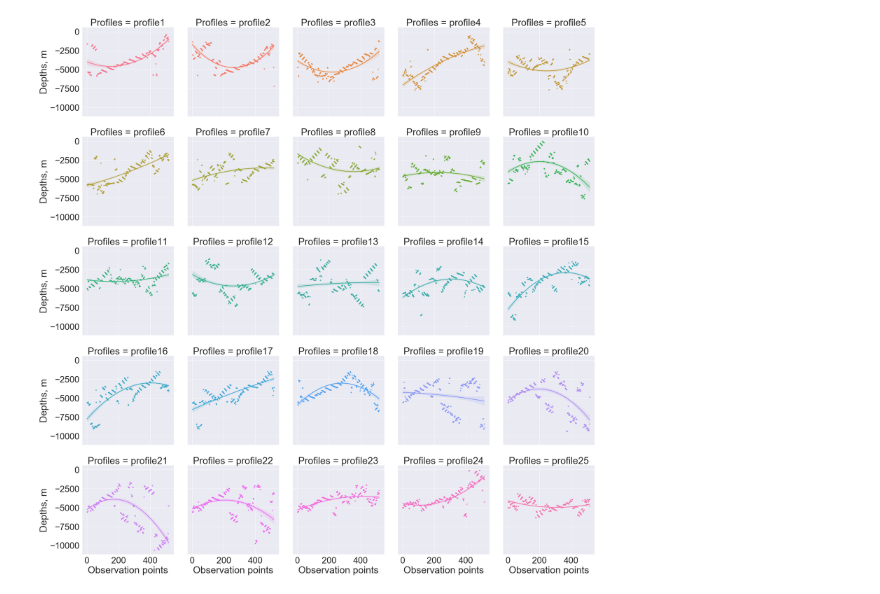
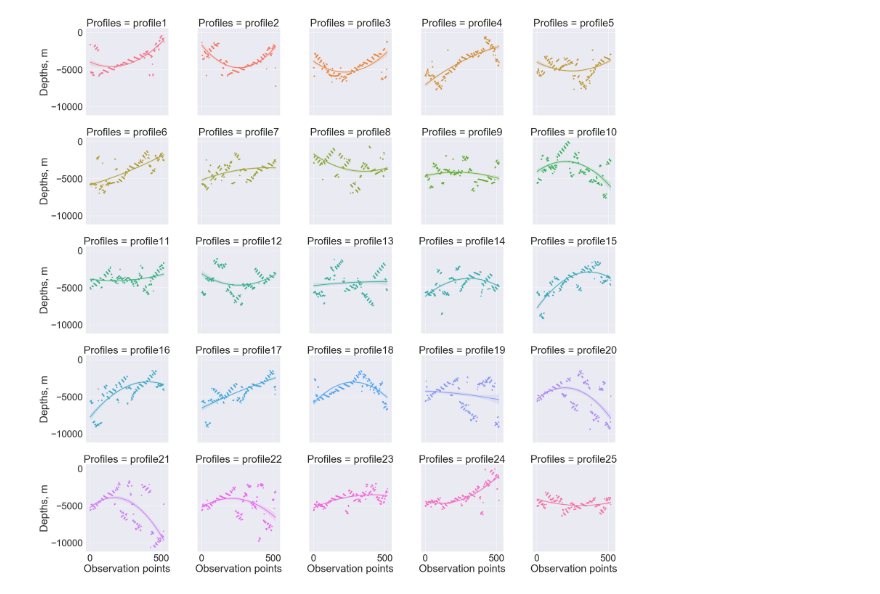
Before and after one commit to paulinelemenkova/Python-script-008-Regression-Analysis, a Jupyter notebook: Script-008-RegrAn-FacetPlot.ipynb, the cells around one changed output. Cells and saved outputs as stored; diff of their text form; code cells hidden in the pictures.

```diff
--- a/Script-008-RegrAn-FacetPlot.ipynb
+++ b/Script-008-RegrAn-FacetPlot.ipynb
@@ -1,37 +1,40 @@
 # %%
+import os
 import numpy as np
 import seaborn as sb
 import pandas as pd
 import matplotlib.pyplot as plt
-
-# import data
-import os
+sb.set_style('darkgrid')
+sb.set_context("paper")
+sb.set(font_scale = 3)
+#
 os.chdir('/Users/pauline/Documents/Python')
 dfM = pd.read_csv("Tab-Bathy.csv")
-sb.set_style('darkgrid')
-df = dfM.melt(id_vars=['observ'],
-              value_vars=["profile1", "profile2", "profile3", "profile4", "profile5",
-                          "profile6", "profile7","profile8", "profile9", "profile10",
-                          "profile11", "profile12", "profile13", "profile14", "profile15",
-                          "profile16", "profile17", "profile18", "profile19", "profile20",
-                          "profile21", "profile22", "profile23", "profile24", "profile25"],
-              var_name='Profiles', value_name='Depths')
-#print(df.head)
-
-g = sb.lmplot(data=df, x="observ", y="Depths", col="Profiles", hue="Profiles", col_wrap=5,
-              fit_reg=True, truncate=True, x_jitter=True, y_jitter=True, scatter=True,
-              markers='.', order=2, height=6)
-g = (g.set_axis_labels("Observation points", "Depths, m")
-     .fig.subplots_adjust(wspace=.04))
-#plt.title('Regression Analysis plot for the Mariana Trench bathymetry', y=1.05, fontsize=12, fontfamily='sans-serif')
-sb.set(font_scale=3)
+#
+# Defining loop sequence
+profiles_nrs = list(map(lambda x: x, range(25)))
+profiles_list = []
+for i in profiles_nrs:
+    profiles_list.append('profile{}'.format(i + 1))
+#
+# Defining variables
+df = dfM.melt(id_vars = ['observ'],
+              value_vars = profiles_list,
+              var_name = 'Profiles', value_name = 'Depths')
+#
+# Plotting
+g = sb.lmplot(data = df, x = "observ", y = "Depths",
+              col = "Profiles", hue = "Profiles", col_wrap = 5,
+              fit_reg = True, truncate = True,
+              x_jitter = True, y_jitter = True,
+              scatter = True, markers = '.', order = 2, height = 6)
+g.set_axis_labels("Observation points", "Depths, m").fig.subplots_adjust(wspace=.04)
+#
+# Visualizing and saving picture
 plt.tight_layout()
+plt.subplots_adjust(top=0.92, bottom=0.08, left=0.10, right=0.95, hspace=0.25,
+                    wspace=0.35)
+plt.savefig('plot_FacetGrid.png', dpi=300)
 plt.show()
-
-#sb.plt.savefig("turning_angles.png")
-#fig = g.get_figure()
-#fig.savefig('output.png')
-#plt.savefig("MyPlot.eps", dpi=300)
-#sb_plot.savefig('output.png')
 # %% [output]
-[figure, old version]
+[figure, new version]
```
